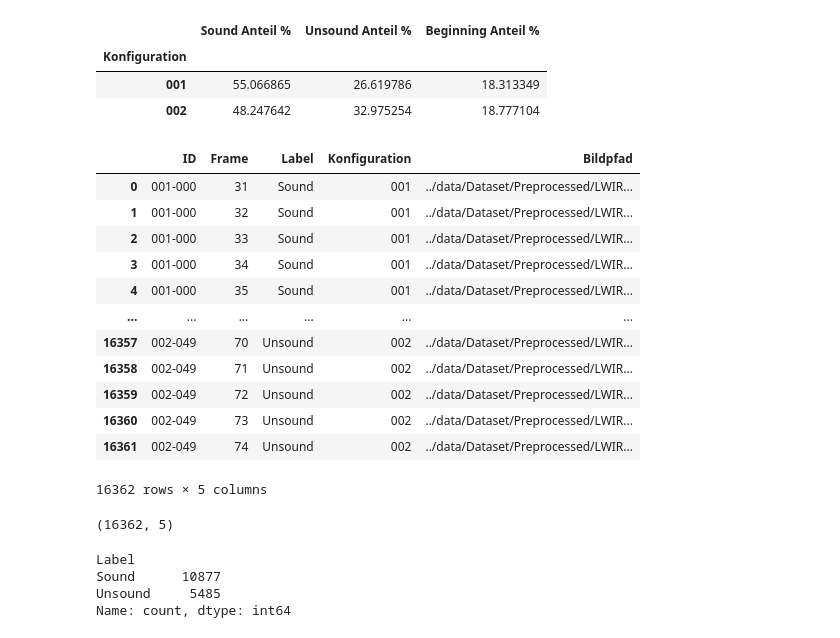
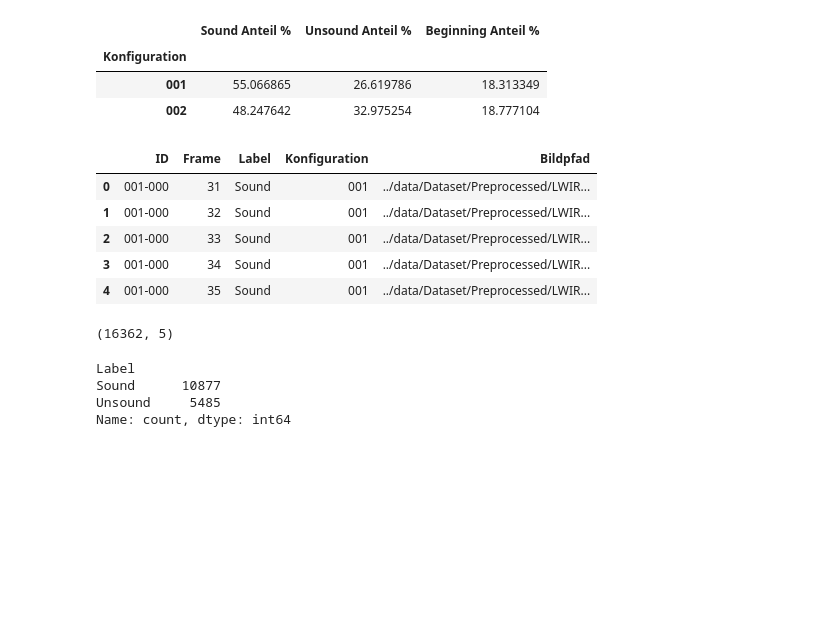
Before and after one commit to molnarkop04/industrial-ai-timeseries, a Jupyter notebook: projects/laser_welding_quality/notebooks/laserWelding.ipynb, the cells around one changed output. Cells and saved outputs as stored; diff of their text form; code cells hidden in the pictures; blank space fills up the shorter version.

```diff
--- a/projects/laser_welding_quality/notebooks/laserWelding.ipynb
+++ b/projects/laser_welding_quality/notebooks/laserWelding.ipynb
@@ -1007,42 +1007,35 @@ for ordner in sorted(pfadLabeled_Frames.iterdir()):
         labelOrdner = ordner / label
 
         for bildpfad in sorted(labelOrdner.glob("*.tiff")):
 
             frameNummer = int(
                 bildpfad.stem.split("-")[-1]
             )
 
             alleFrames.append(
                 {
                     "ID": weldID,
                     "Frame": frameNummer,
                     "Label": label.capitalize(),
                     "Konfiguration": konfiguration,
                     "Bildpfad": bildpfad
                 }
             )
 
 df_LWIR_Frames = pd.DataFrame(
     alleFrames
 )
 
-display(df_LWIR_Frames)
+display(df_LWIR_Frames.head())
 print(df_LWIR_Frames.shape)
 # %% [output]
 |  | ID | Frame | Label | Konfiguration | Bildpfad |
 | 0 | 001-000 | 31 | Sound | 001 | ../data/Dataset/Preprocessed/LWIR... |
 | 1 | 001-000 | 32 | Sound | 001 | ../data/Dataset/Preprocessed/LWIR... |
 | 2 | 001-000 | 33 | Sound | 001 | ../data/Dataset/Preprocessed/LWIR... |
 | 3 | 001-000 | 34 | Sound | 001 | ../data/Dataset/Preprocessed/LWIR... |
 | 4 | 001-000 | 35 | Sound | 001 | ../data/Dataset/Preprocessed/LWIR... |
-| ... | ... | ... | ... | ... | ... |
-| 16357 | 002-049 | 70 | Unsound | 002 | ../data/Dataset/Preprocessed/LWIR... |
-| 16358 | 002-049 | 71 | Unsound | 002 | ../data/Dataset/Preprocessed/LWIR... |
-| 16359 | 002-049 | 72 | Unsound | 002 | ../data/Dataset/Preprocessed/LWIR... |
-| 16360 | 002-049 | 73 | Unsound | 002 | ../data/Dataset/Preprocessed/LWIR... |
-| 16361 | 002-049 | 74 | Unsound | 002 | ../data/Dataset/Preprocessed/LWIR... |
-16362 rows × 5 columns
+(16362, 5)
-(16362, 5)
 # %%
 print(df_LWIR_Frames["Label"].value_counts())
 # %% [output]
```
Also changed, not shown: parts of 4 cells of this notebook.
